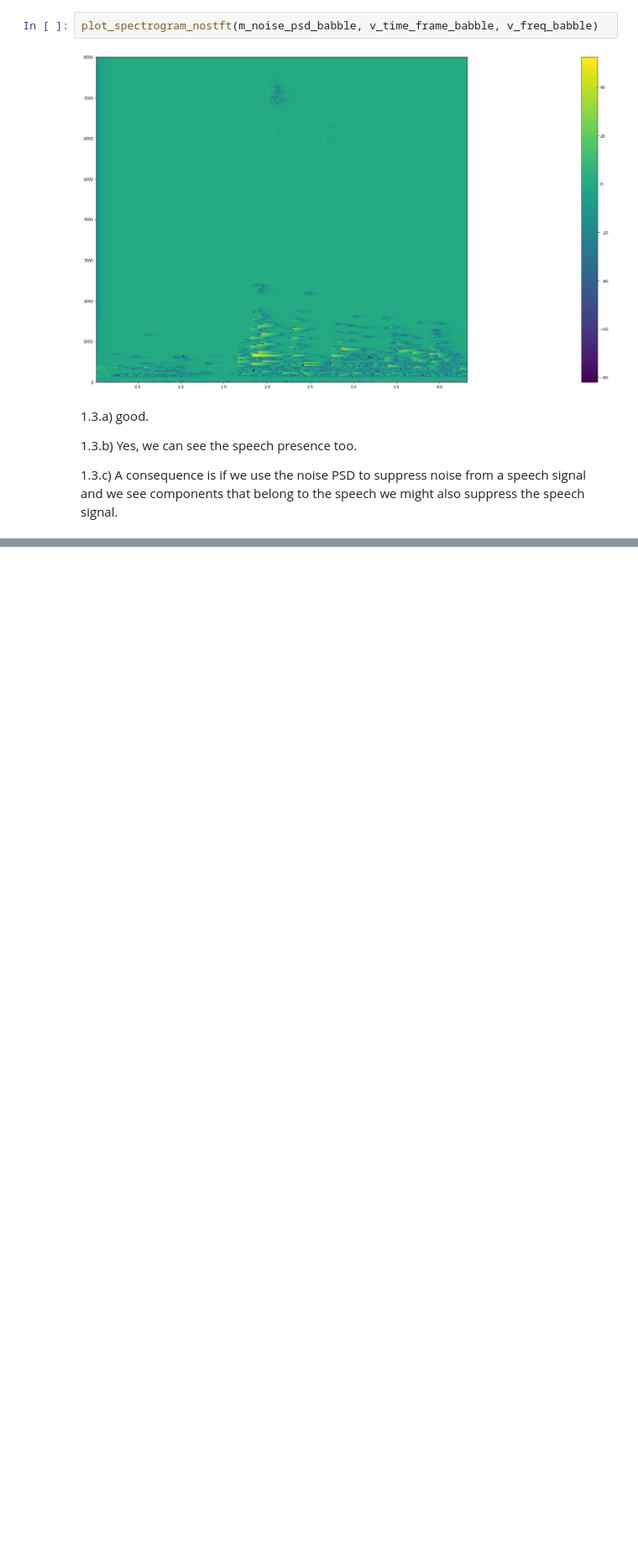
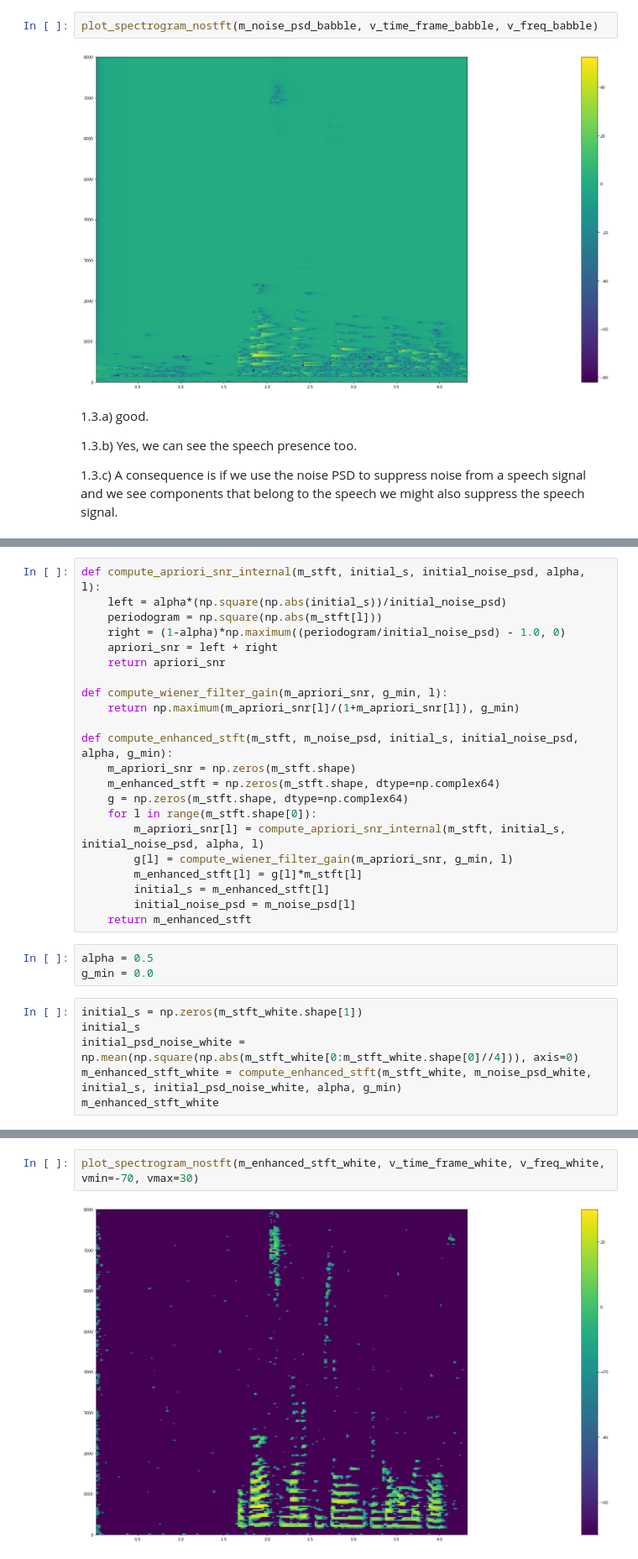
Before and after one commit to angelonti/uhh_ssp_summer2023, a Jupyter notebook: exercise6/exercise6.ipynb, the cells around one changed output, grey strips where cells are left out. Shown at 84% size. Saved outputs shown, nothing was run; the diff lists cells and outputs as text; blank space fills up the shorter version.

```diff
--- a/exercise6/exercise6.ipynb
+++ b/exercise6/exercise6.ipynb
@@ -355,0 +359,31 @@ plot_spectrogram_nostft(m_noise_psd_babble, v_time_frame_babble, v_freq_babble)
+# %%
+def compute_apriori_snr_internal(m_stft, initial_s, initial_noise_psd, alpha, l):
+    left = alpha*(np.square(np.abs(initial_s))/initial_noise_psd)
+    periodogram = np.square(np.abs(m_stft[l]))
+    right = (1-alpha)*np.maximum((periodogram/initial_noise_psd) - 1.0, 0)
+    apriori_snr = left + right
+    return apriori_snr
+
+def compute_wiener_filter_gain(m_apriori_snr, g_min, l):
+    return np.maximum(m_apriori_snr[l]/(1+m_apriori_snr[l]), g_min)
+
+def compute_enhanced_stft(m_stft, m_noise_psd, initial_s, initial_noise_psd, alpha, g_min):
+    m_apriori_snr = np.zeros(m_stft.shape)
+    m_enhanced_stft = np.zeros(m_stft.shape, dtype=np.complex64)
+    g = np.zeros(m_stft.shape, dtype=np.complex64)
+    for l in range(m_stft.shape[0]):
+        m_apriori_snr[l] = compute_apriori_snr_internal(m_stft, initial_s, initial_noise_psd, alpha, l)
+        g[l] = compute_wiener_filter_gain(m_apriori_snr, g_min, l)
+        m_enhanced_stft[l] = g[l]*m_stft[l]
+        initial_s = m_enhanced_stft[l]
+        initial_noise_psd = m_noise_psd[l]
+    return m_enhanced_stft
+# %%
+alpha = 0.5
+g_min = 0.0
+# %%
+initial_s = np.zeros(m_stft_white.shape[1])
+initial_s
+initial_psd_noise_white = np.mean(np.square(np.abs(m_stft_white[0:m_stft_white.shape[0]//4])), axis=0)
+m_enhanced_stft_white = compute_enhanced_stft(m_stft_white, m_noise_psd_white, initial_s, initial_psd_noise_white, alpha, g_min)
+m_enhanced_stft_white
@@ -355,0 +441,4 @@ plot_spectrogram_nostft(m_noise_psd_babble, v_time_frame_babble, v_freq_babble)
+# %%
+plot_spectrogram_nostft(m_enhanced_stft_white, v_time_frame_white, v_freq_white, vmin=-70, vmax=30)
+# %% [output]
+[figure, added]
```
Also changed, not shown: parts of 26 cells of this notebook.
